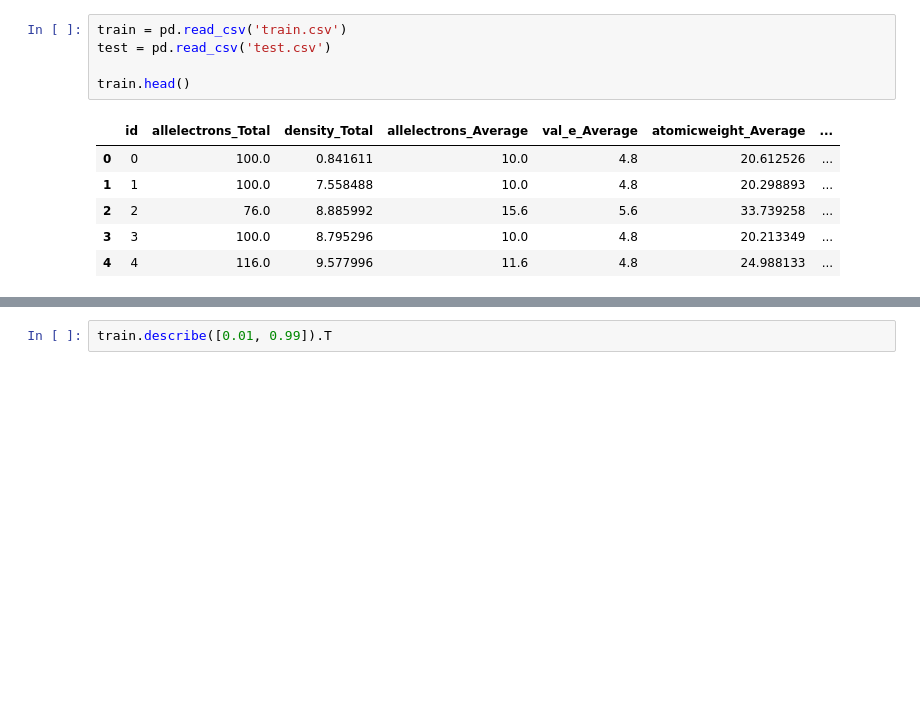
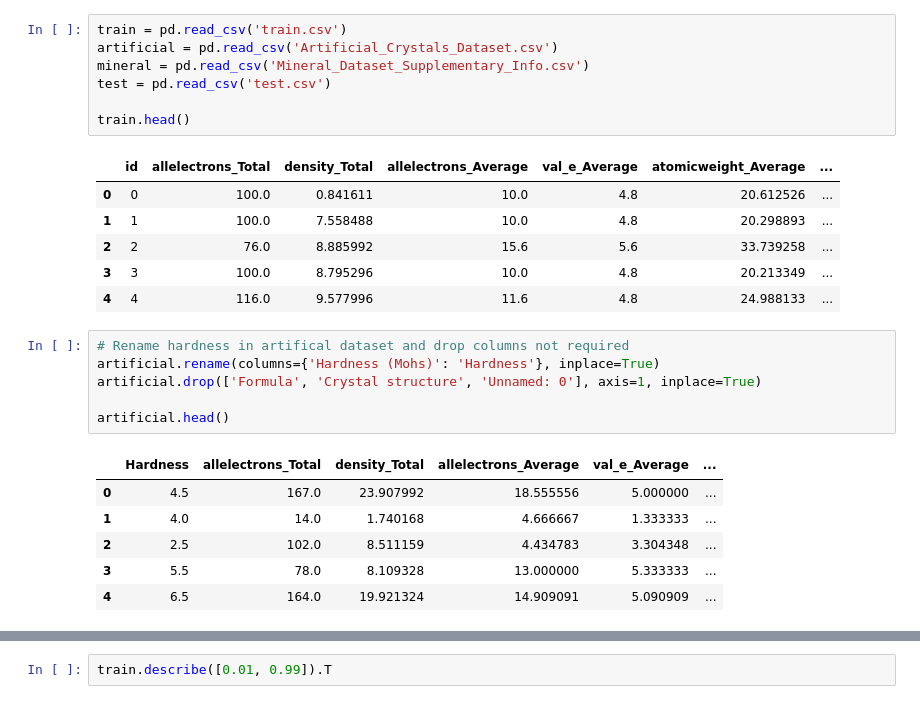
Before and after one commit to hardboyvino/kaggle_competition, a Jupyter notebook: playground_3.25/preprocess.ipynb, the cells around one changed output, grey strips where cells are left out. Drawn from its saved outputs; the diff is of its cells as text; blank space fills up the shorter version.

```diff
--- a/playground_3.25/preprocess.ipynb
+++ b/playground_3.25/preprocess.ipynb
@@ -17,6 +17,8 @@ import warnings
 warnings.filterwarnings("ignore")
 # %%
 train = pd.read_csv('train.csv')
+artificial = pd.read_csv('Artificial_Crystals_Dataset.csv')
+mineral = pd.read_csv('Mineral_Dataset_Supplementary_Info.csv')
 test = pd.read_csv('test.csv')
 
 train.head()
@@ -27,3 +29,16 @@ train.head()
 | 2 | 2 | 76.0 | 8.885992 | 15.6 | 5.6 | 33.739258 | ... |
 | 3 | 3 | 100.0 | 8.795296 | 10.0 | 4.8 | 20.213349 | ... |
 | 4 | 4 | 116.0 | 9.577996 | 11.6 | 4.8 | 24.988133 | ... |
+# %%
+# Rename hardness in artifical dataset and drop columns not required
+artificial.rename(columns={'Hardness (Mohs)': 'Hardness'}, inplace=True)
+artificial.drop(['Formula', 'Crystal structure', 'Unnamed: 0'], axis=1, inplace=True)
+
+artificial.head()
+# %% [output]
+|  | Hardness | allelectrons_Total | density_Total | allelectrons_Average | val_e_Average | ... |
+| 0 | 4.5 | 167.0 | 23.907992 | 18.555556 | 5.000000 | ... |
+| 1 | 4.0 | 14.0 | 1.740168 | 4.666667 | 1.333333 | ... |
+| 2 | 2.5 | 102.0 | 8.511159 | 4.434783 | 3.304348 | ... |
+| 3 | 5.5 | 78.0 | 8.109328 | 13.000000 | 5.333333 | ... |
+| 4 | 6.5 | 164.0 | 19.921324 | 14.909091 | 5.090909 | ... |
```
Also changed, not shown: parts of 15 cells of this notebook, 1 other file.
